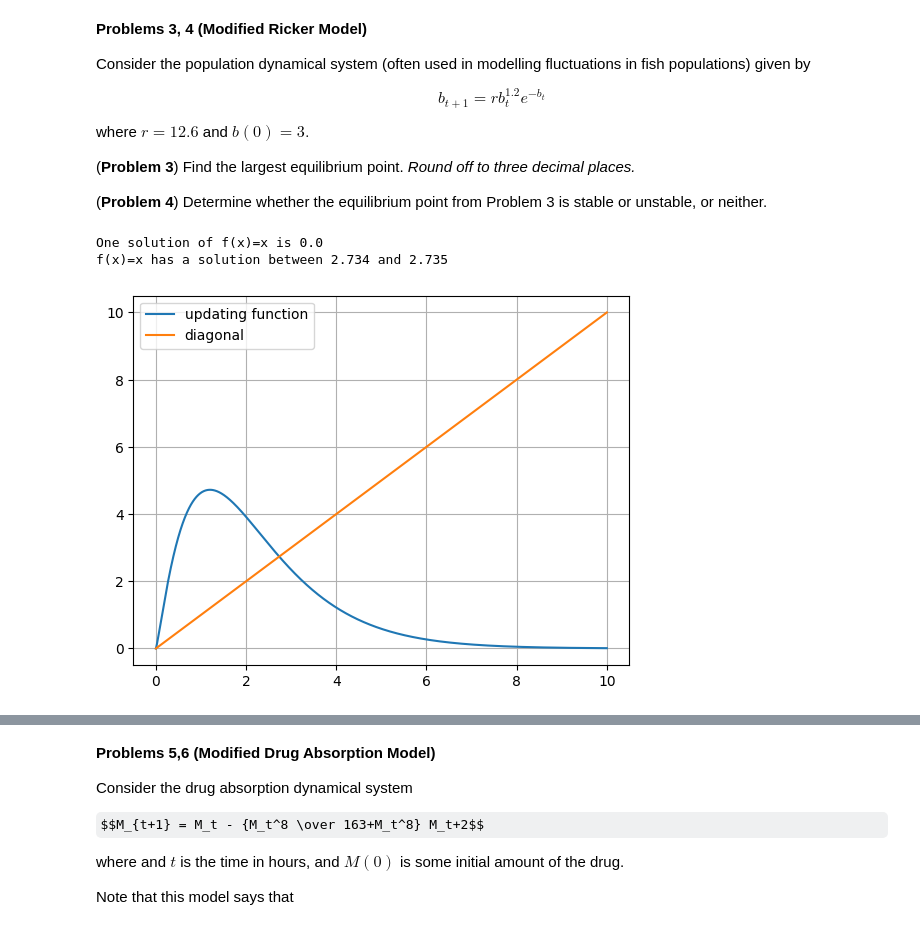
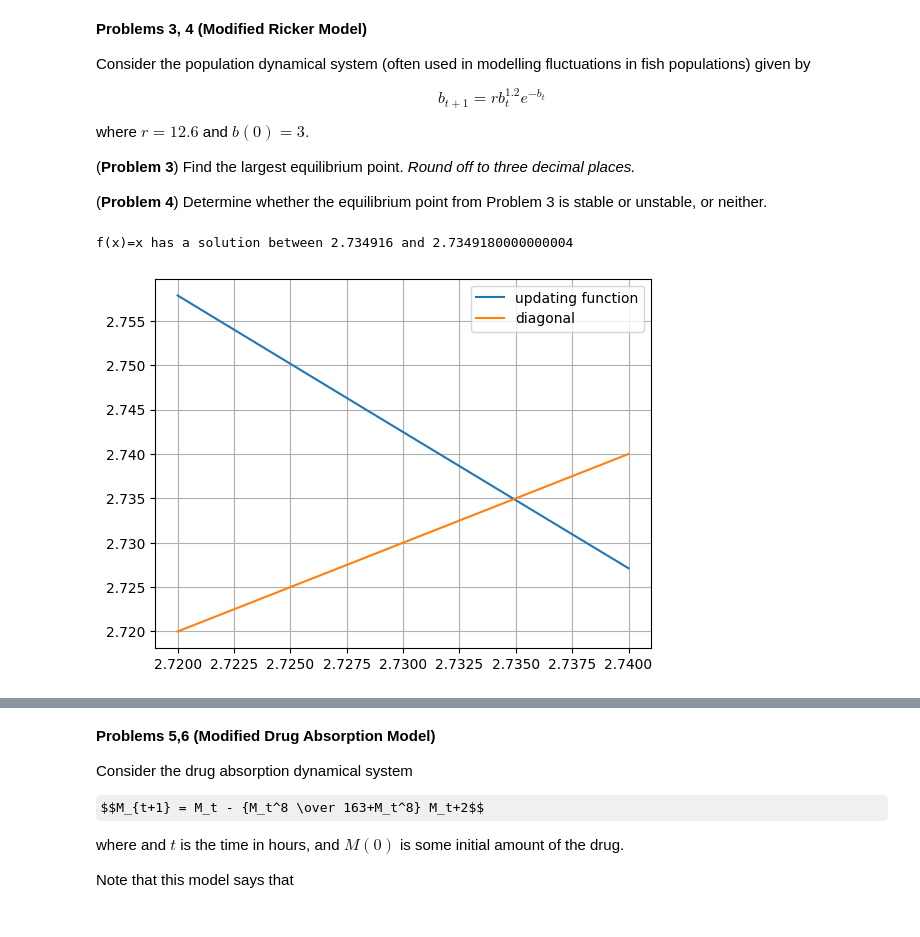
Before and after one commit to skrtis/RP2, a Jupyter notebook: Lab2_iSci_fall2022.ipynb, the cells around one changed output, grey strips where cells are left out. Cells and saved outputs as stored; diff of their text form; code cells hidden in the pictures; some formulas as TeX source.

```diff
--- a/Lab2_iSci_fall2022.ipynb
+++ b/Lab2_iSci_fall2022.ipynb
@@ -70,33 +22,0 @@ The amount of methadone at the time t = 6 is M = 2.03125
-# %%
-## plotting the updating function and the diagonal on an interval [a,b]
-## and solving the appropriate equation to find equilibrium point(s)
-
-# set parameters and variables
-a = 0
-b = 5
-n = 10000
-x = np.linspace(a,b,n+1) # generates an array of n+1 equally spaced x-values between a and b
-
-# define functions
-f = 0.5*x+1 # updating function
-d = f - x # note: to solve f(x)=x, we can look for zeros of the function d = f(x) - x
-
-# use the Intermediate Value Theorem to identify equilibrium point(s)
-# note: recall that this is the code from lab 1, when we used the Intermediate Value Theorem to solve equations
-for i in range (1, n+1):
-    if d[i-1] == 0.:
-        print("One solution of f(x)=x is", x[i-1])
-    if d[i-1] * d[i] < 0.:
-        print("f(x)=x has a solution between", x[i-1], "and", x[i])
-    if d[i] == 0.:
-        print("One solution of f(x)=x is", x[i])
-
-# plot
-plt.plot(x,f, label ="updating function")
-plt.plot(x,x, label = "diagonal", color ='r')
-plt.xlabel("amount of methadone at time $t$")
-plt.ylabel("amount of methadone at time $t +1$")
-plt.title("Graphs of the Updating Function and Diagonal")
-plt.legend()
-plt.grid()
-plt.show()
@@ -148,8 +64,8 @@ A = 75.7
 def bhm(n):
     return (r*n)/(1+(A*(r-1)*n*(k**(-1))))
 
-for i in range(7-1):
+for i in range(7):
     N.append(bhm(N[i]))
 
-print(N[6])
+print(N[7])
 # %% [output]
@@ -158,8 +74,8 @@ print(N[6])
 ## plotting the updating function and the diagonal on an interval [a,b]
 ## and solving the appropriate equation to find equilibrium point(s)
 
-a = 0  # adjust the interval
-b = 25  # adjust the interval
+a = 13.710 # adjust the interval
+b = 13.715 # adjust the interval
 n = 100000  # adjust as needed
 x = np.linspace(a,b,n+1)
 
@@ -204,33 +119,32 @@ Determine whether the equilibrium point from Problem 3 is stable or unstable, or
 # %%
 b0 = 3
 r = 12.6
 t = [0]
 
-a = 0
-g = 10
+a = 2.72
+g = 2.74
 n = 10000
 x = np.linspace(a,g,n+1)
 
 def mrm(b):
     return r*(b**1.2)*np.exp(-b)
 
 differential = mrm(x)-x
 
 for i in range(1,n+1):
     if differential[i-1] == 0.:
         print("One solution of f(x)=x is", x[i-1])
     if differential[i-1] * differential[i] < 0.:
         print("f(x)=x has a solution between", x[i-1], "and", x[i])
     if differential[i] == 0.:
         print("One solution of f(x)=x is", x[i])
 
 
 plt.plot(x,mrm(x),label='updating function')
 plt.plot(x,x,label='diagonal')
 plt.legend()
 plt.grid()
 plt.show()
 # %% [output]
-One solution of f(x)=x is 0.0
-f(x)=x has a solution between 2.734 and 2.735
+f(x)=x has a solution between 2.734916 and 2.7349180000000004
-[figure, old version]
+[figure, new version]
```
Also changed, not shown: parts of 7 cells of this notebook, 2 other files.
